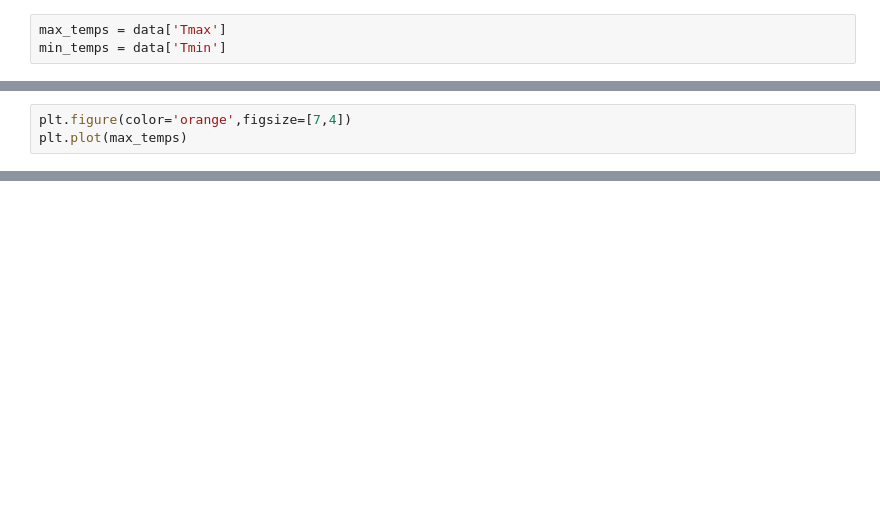
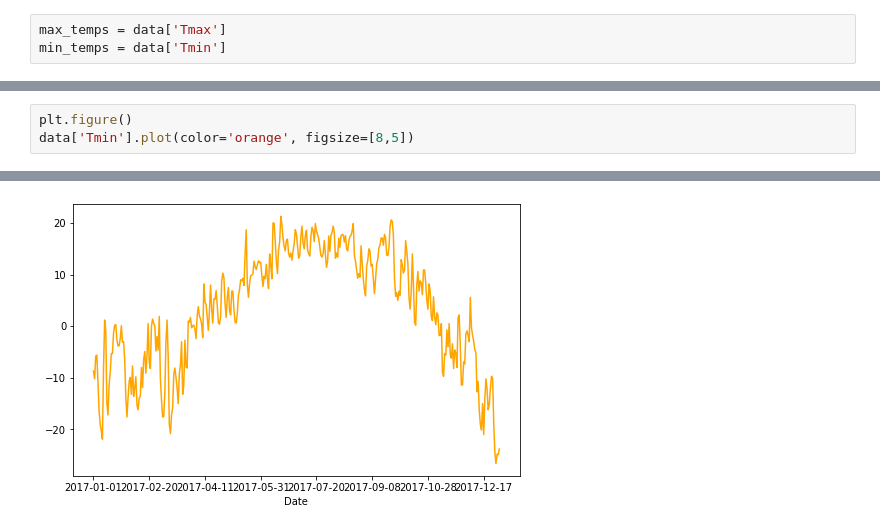
Before and after one commit to chinmaym07/LHD, a Jupyter notebook: day-3/Data Visualization/Min_Max_temp.ipynb, the cells around one changed output, grey strips where cells are left out. Saved outputs shown, nothing was run; the diff lists cells and outputs as text; blank space fills up the shorter version.

```diff
--- a/day-3/Data Visualization/Min_Max_temp.ipynb
+++ b/day-3/Data Visualization/Min_Max_temp.ipynb
@@ -28,4 +34,4 @@ min_temps = data['Tmin']
 # %%
-plt.figure(color='orange',figsize=[7,4])
-plt.plot(max_temps)
+plt.figure()
+data['Tmin'].plot(color='orange', figsize=[8,5])
 # %% [output]
@@ -32,0 +39 @@ SyntaxError: positional argument follows keyword argument (<ipython-input-11-869
+[figure, added]
```
Also changed, not shown: parts of 5 cells of this notebook.
